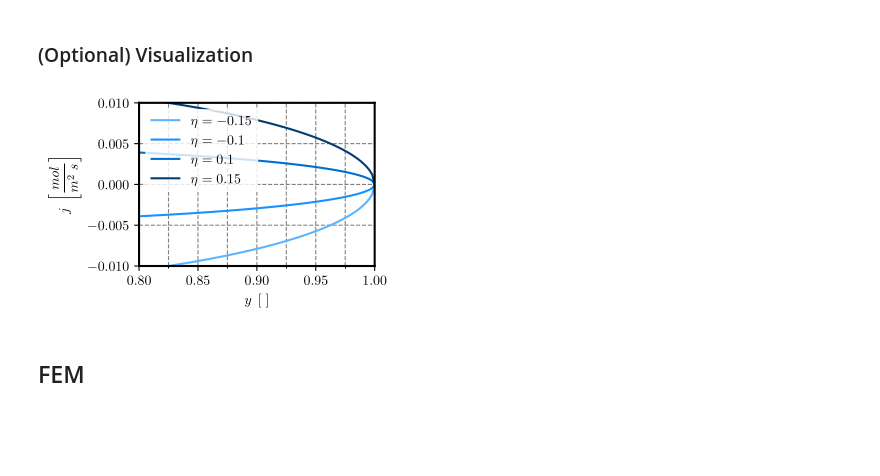
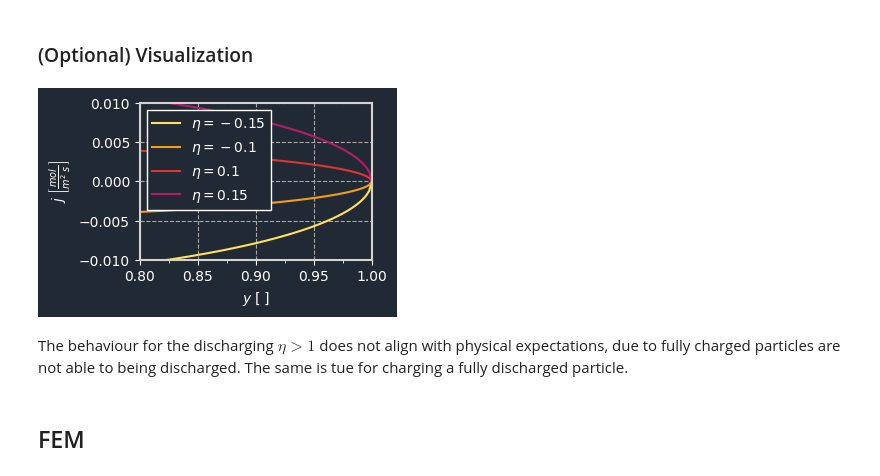
Before and after one commit to willi-z/batmania, a Jupyter notebook: SPM_Zhang.ipynb, the cells around one changed output. Cells and saved outputs as stored; diff of their text form; code cells hidden in the pictures; blank space fills up the shorter version.

```diff
--- a/SPM_Zhang.ipynb
+++ b/SPM_Zhang.ipynb
@@ -83,0 +104,13 @@ matplotlib.rcParams.update({
+# %%
+from matplotlib import pyplot
+
+
+def save_plot(plt: pyplot, name:str, suffix:str=None):
+    if save_results:
+        if suffix is None:
+            if plot_format == "tex" or plot_format == "pgf":
+                plt.savefig(result_path / (name + '.pgf'))
+            elif plot_format == "svg":
+                plt.savefig(result_path / (name + '.svg'))
+            else:
+                plt.savefig(result_path / (name + '.png'), dpi=1200)
@@ -84,3 +184,5 @@ matplotlib.rcParams.update({
+# %%
+plot_config = dark_blue_plots
 # %% [markdown]
 ### Automated Install
 
@@ -274,24 +368,26 @@ ts = np.arange(t_end)
 u_apps = [U_app(t) for t in ts]
 
 import matplotlib.pyplot as plt
-from matplotlib.ticker import AutoMinorLocator
 from helpers import set_size
 
+
+plt.rcParams.update(plot_config)
 
 fig,ax = plt.subplots(figsize=set_size(245))
 
 ax.plot(ts, u_apps, label=r"$U_{app}$")
 
-ax.xaxis.grid(which='both', color='gray', linestyle='dashed')
-ax.yaxis.grid(color='gray', linestyle='dashed')
+ax.set_xlabel(r"$t \; \left[ s \right]$")
+ax.set_xticks(np.linspace(0,1800,6))
+ax.set_xlim([0, 1800])
 
-ax.set_xlabel(r"$t \; \left[ s \right]$")
 ax.set_ylabel(r"$U_{app} \; \left[ V \right]$")
+ax.set_yticks(np.linspace(3.5,4.5,5))
+ax.set_ylim([3.5, 4.5])
 
 fig.tight_layout(pad=0)
 
-if store_images:
-    plt.savefig(result_path / 'spm_zhang_Uapp(t).pgf')
+save_plot(plt, 'spm_Uapp(t)')
 
 fig
 # %% [output]
@@ -369,50 +465,43 @@ for i in range(len(etas)):
             y,
             j,
             label=r"$\eta=" + str(eta) + "$",
-            color=colors[i]
+            # color=colors[i]
         )
     y_min = np.minimum(y_min, np.min(j))
     y_max = np.maximum(y_min, np.max(j))
 
-ax.xaxis.grid(which='both', color='gray', linestyle='dashed')
-ax.yaxis.grid(color='gray', linestyle='dashed')
-
 ax.set_xlabel(r"$y \; \left[ \; \right]$")
 ax.set_ylabel(r"$j \; \left[ \frac{mol}{m^2 \; s} \right]$")
-ax.legend(loc='upper left',
-          edgecolor='white',
-          fancybox=False, frameon=True)
+ax.legend(loc='upper left')
 
 
 dx = 0.05
 minor_locator = AutoMinorLocator(2)
 ax.xaxis.set_minor_locator(minor_locator)
 ax.set_xticks(np.arange(x_min, x_max + dx, dx))
 ax.set_xlim([x_min, x_max])
 
 n_decimals = 3
 shift = 10**n_decimals
 y_min = np.ceil(y_min * shift) / shift
 y_max = np.floor(y_max * shift) / shift
 
 dy = np.ceil((y_max - y_min)/4 * shift) / shift
 
 ax.set_yticks(np.arange(y_min, y_max + dy, dy))
 ax.set_ylim([y_min, y_max])
 
-for axis in ['top', 'bottom', 'left', 'right']:
-    ax.spines[axis].set_color('black')
-    ax.spines[axis].set_linewidth(1.5)
 
 # This should be called after all axes have been added
 fig.tight_layout(pad=0)
 
-if store_images:
-    plt.savefig(result_path / 'spm_zhang_j(y).pgf')
+save_plot(plt, 'spm_j(y)')
 
 fig
 # %% [output]
-[figure, old version]
+[figure, new version]
+# %% [markdown]
+The behaviour for the discharging $\eta>1$ does not align with physical expectations, due to fully charged particles are not able to being discharged. The same is tue for charging a fully discharged particle.
 # %% [markdown]
 ## FEM
 # %%
```
Also changed, not shown: parts of 19 cells of this notebook, 2 other files.
